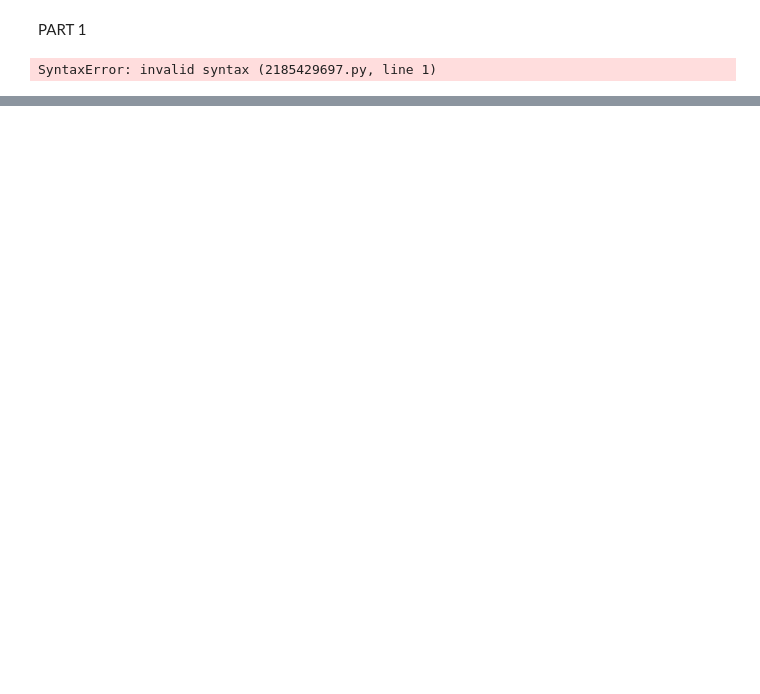
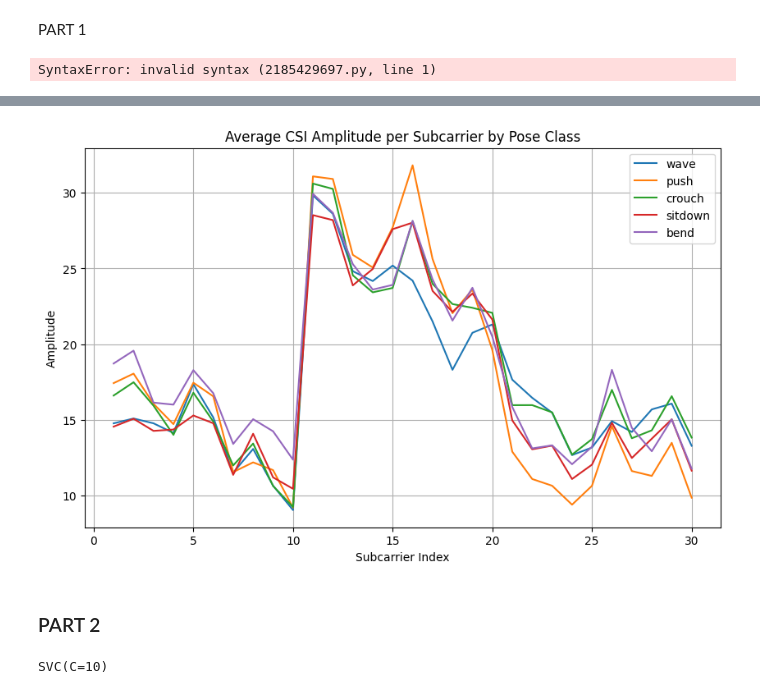
Before and after one commit to jordiestevee/ML4Net-2025, a Jupyter notebook: Sem2/seminar2.ipynb, the cells around one changed output, grey strips where cells are left out. Saved outputs shown, nothing was run; the diff lists cells and outputs as text; code cells hidden in the pictures; blank space fills up the shorter version.

```diff
--- a/Sem2/seminar2.ipynb
+++ b/Sem2/seminar2.ipynb
@@ -199,0 +87,24 @@ ValueError: Length of values (1) does not match length of index (999)
+# %%
+def plot_csi_distribution_by_class(features_df, labels_df):
+    """
+    Plot the distribution of average CSI amplitude per subcarrier for each pose class.
+    """
+    plt.figure(figsize=(10, 6))
+
+    for label in sorted(POSE_LABELS.keys()):
+        class_samples = features_df[labels_df[0] == label]
+        avg_amplitude = class_samples.values.reshape(-1, 30, 3, 3).mean(axis=(0, 2, 3))
+        plt.plot(range(1, 31), avg_amplitude, label=POSE_LABELS[label])
+
+    plt.title("Average CSI Amplitude per Subcarrier by Pose Class")
+    plt.xlabel("Subcarrier Index")
+    plt.ylabel("Amplitude")
+    plt.legend()
+    plt.grid(True)
+    plt.show()
+# %%
+plot_csi_distribution_by_class(features_df, labels_df)
+# %% [output]
+[figure, added]
+# %% [markdown]
+### PART 2
@@ -199,0 +125,6 @@ ValueError: Length of values (1) does not match length of index (999)
+# %%
+# Create and train the SVM classifier
+svm_model = SVC(kernel='rbf', C=10, gamma='scale')  # You can tune C and kernel later
+svm_model.fit(X_train, y_train)
+# %% [output]
+SVC(C=10)
```
Also changed, not shown: parts of 21 cells of this notebook, 6 other files.
